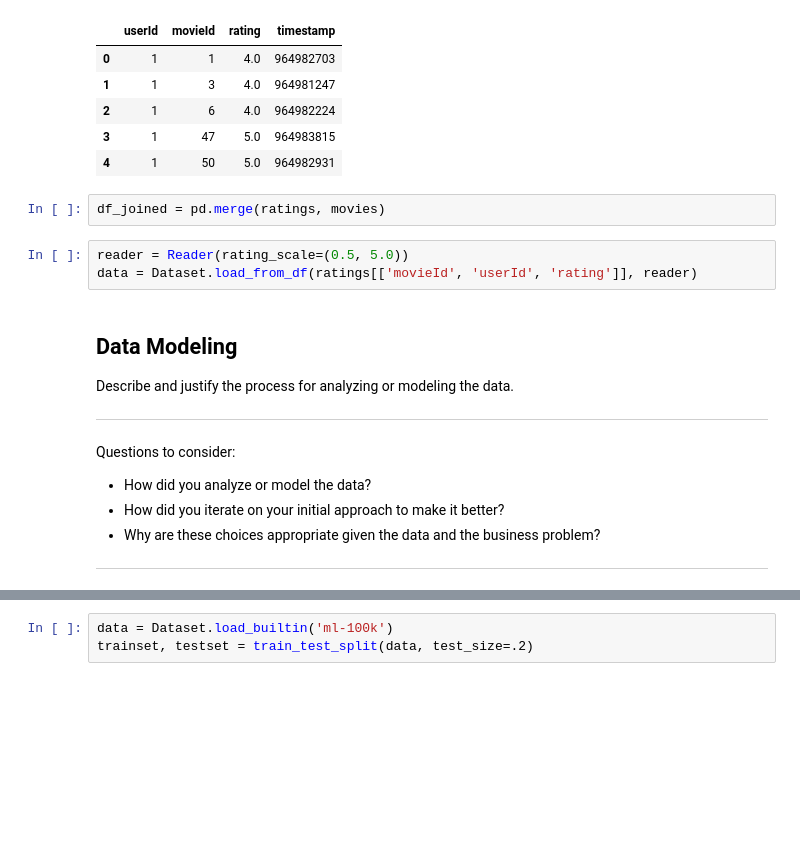
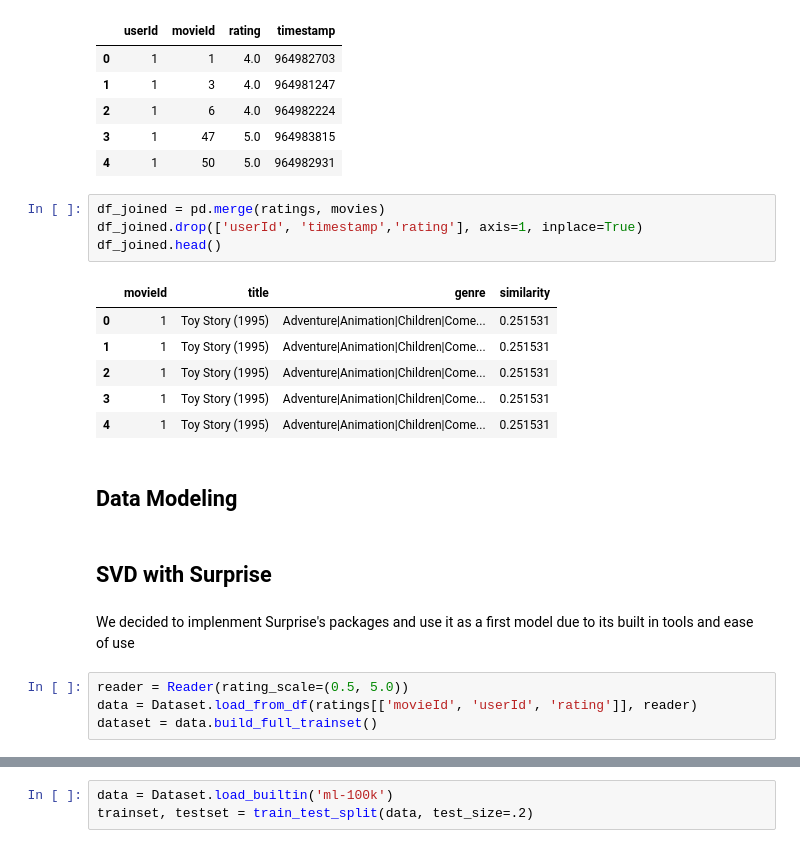
Before and after one commit to RedDragonfruit/MovieLens_Recommendation, a Jupyter notebook: main copy.ipynb, the cells around one changed output, grey strips where cells are left out. Cells and saved outputs as stored; diff of their text form; blank space fills up the shorter version.

```diff
--- a/main copy.ipynb
+++ b/main copy.ipynb
@@ -101,16 +140,22 @@ ratings.head()
 | 4 | 1 | 50 | 5.0 | 964982931 |
 # %%
 df_joined = pd.merge(ratings, movies)
+df_joined.drop(['userId', 'timestamp','rating'], axis=1, inplace=True)
+df_joined.head()
+# %% [output]
+|  | movieId | title | genre | similarity |
+| 0 | 1 | Toy Story (1995) | Adventure|Animation|Children|Come... | 0.251531 |
+| 1 | 1 | Toy Story (1995) | Adventure|Animation|Children|Come... | 0.251531 |
+| 2 | 1 | Toy Story (1995) | Adventure|Animation|Children|Come... | 0.251531 |
+| 3 | 1 | Toy Story (1995) | Adventure|Animation|Children|Come... | 0.251531 |
+| 4 | 1 | Toy Story (1995) | Adventure|Animation|Children|Come... | 0.251531 |
+# %% [markdown]
+## Data Modeling
+# %% [markdown]
+## SVD with Surprise
+# %% [markdown]
+We decided to implenment Surprise's packages and use it as a first model due to its built in tools and ease of use
 # %%
 reader = Reader(rating_scale=(0.5, 5.0))
 data = Dataset.load_from_df(ratings[['movieId', 'userId', 'rating']], reader)
+dataset = data.build_full_trainset()
-# %% [markdown]
-## Data Modeling
-Describe and justify the process for analyzing or modeling the data.
-
-***
-Questions to consider:
-* How did you analyze or model the data?
-* How did you iterate on your initial approach to make it better?
-* Why are these choices appropriate given the data and the business problem?
-***
```
Also changed, not shown: parts of 138 cells of this notebook.
